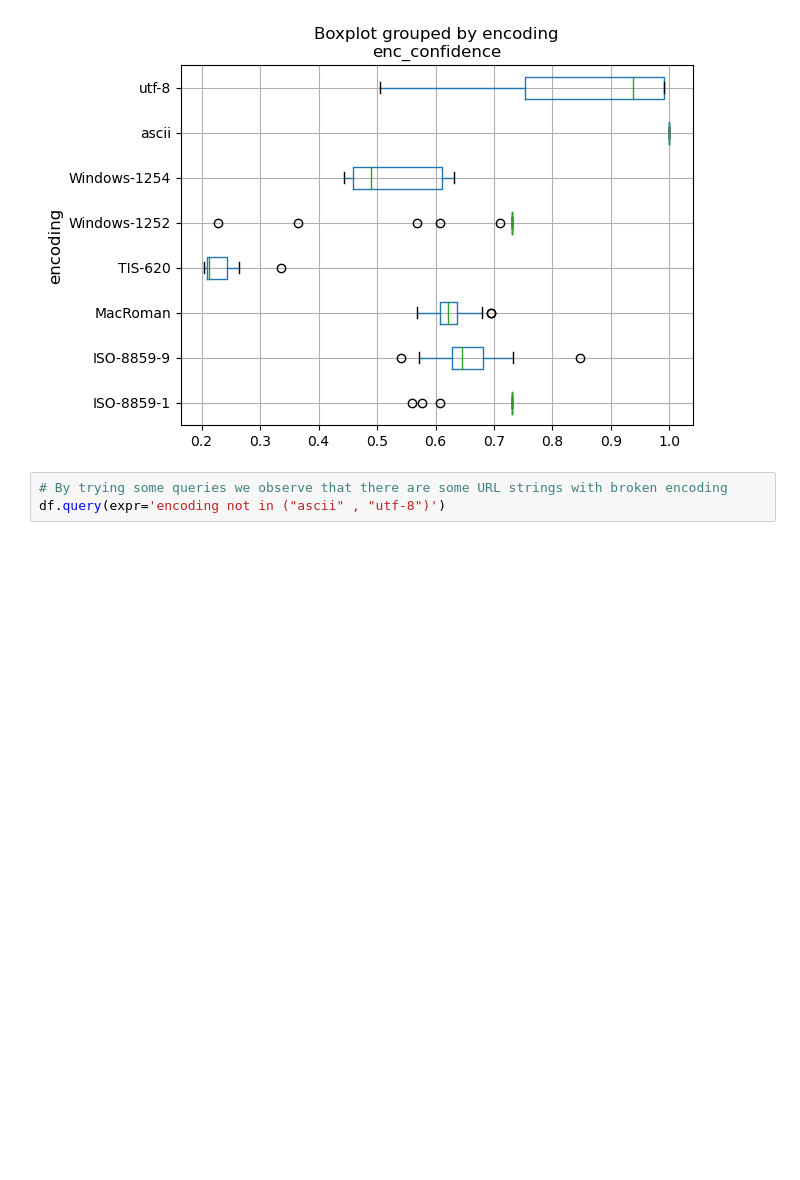
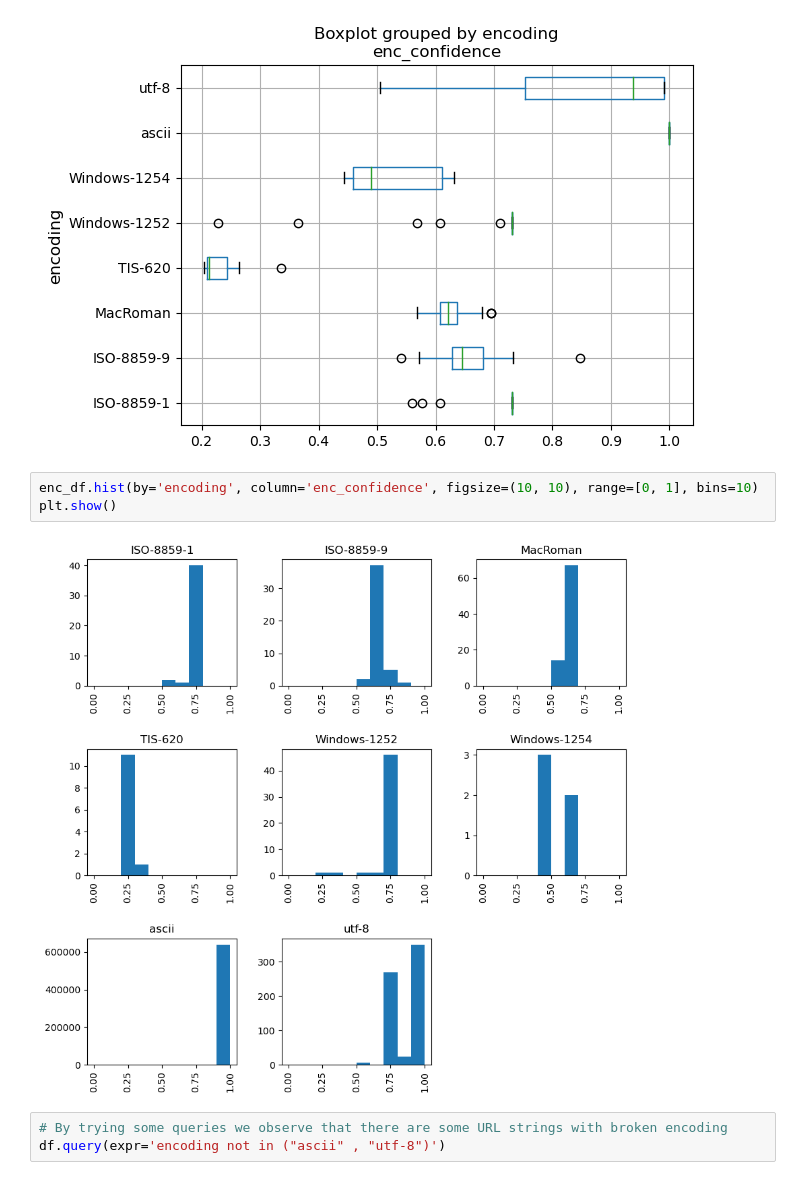
Before and after one commit to Metalcape/url-classifier, a Jupyter notebook: url-classifier.ipynb, the cells around one changed output. Cells and saved outputs as stored; diff of their text form; blank space fills up the shorter version.

```diff
--- a/url-classifier.ipynb
+++ b/url-classifier.ipynb
@@ -80,6 +80,11 @@ plt.ylabel("encoding", size='large')
 plt.show()
 # %% [output]
 [figure]
+# %%
+enc_df.hist(by='encoding', column='enc_confidence', figsize=(10, 10), range=[0, 1], bins=10)
+plt.show()
+# %% [output]
+[figure, added]
 # %%
 # By trying some queries we observe that there are some URL strings with broken encoding
 df.query(expr='encoding not in ("ascii" , "utf-8")')
```
Also changed, not shown: parts of 16 cells of this notebook, 2 other files.
